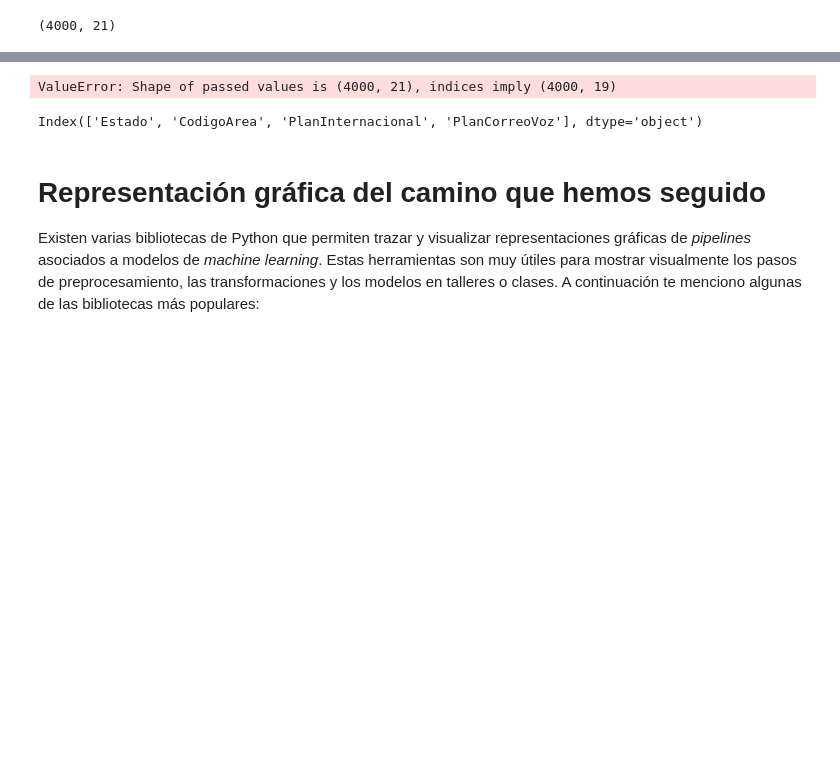
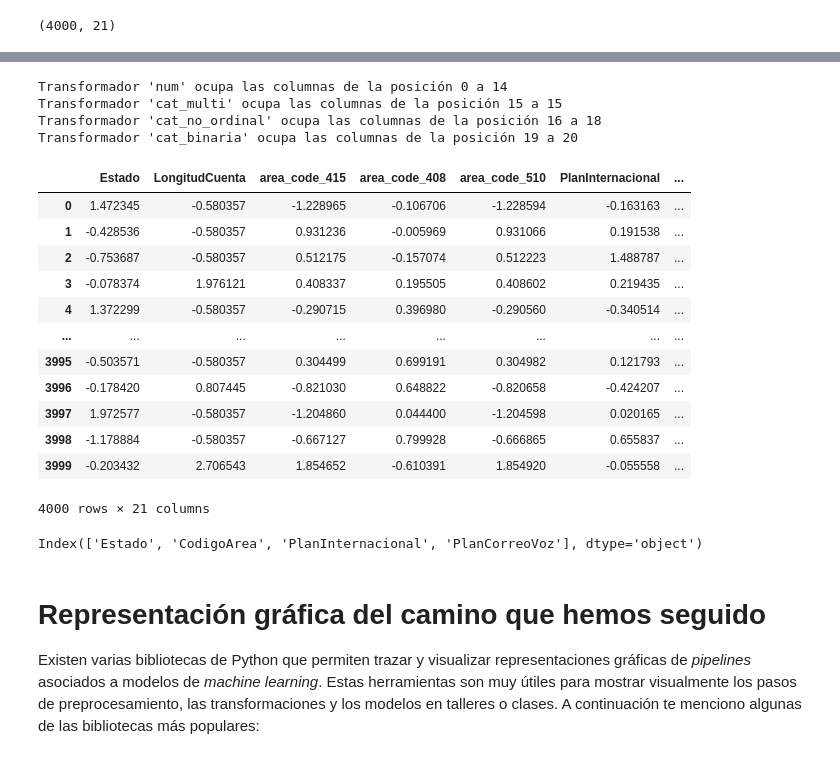
Before and after one commit to marco-canas/extension, a Jupyter notebook: taller_g_lideres/6_churn/1_analisis_abandono.ipynb, the cells around one changed output, grey strips where cells are left out. Cells and saved outputs as stored; diff of their text form; code cells hidden in the pictures; blank space fills up the shorter version.

Commit message:
ya generé la lista de las nuevas columnas

```diff
--- a/taller_g_lideres/6_churn/1_analisis_abandono.ipynb
+++ b/taller_g_lideres/6_churn/1_analisis_abandono.ipynb
@@ -914,6 +1160,6 @@ df_train_predictores_cat = df_train_predictores.select_dtypes(include = 'object'
 df_test_predictores_num = df_test_predictores.select_dtypes(include = ['int64', 'float64'])
 df_test_predictores_cat = df_test_predictores.select_dtypes(include = 'object')
 # %%
-cat_attribs_multi = df_train[['Estado']].columns
-cat_attribs_no_ordinal = df_train[['CodigoArea']].columns
-cat_attribs_binaria = df[['PlanInternacional', 'PlanCorreoVoz']].columns
+cat_attribs_multi = list(df_train[['Estado']].columns)
+cat_attribs_no_ordinal = list(df_train[['CodigoArea']].columns)
+cat_attribs_binaria = list(df[['PlanInternacional', 'PlanCorreoVoz']].columns)
@@ -944,0 +1215,7 @@ X_train_predictores_prepared.shape
+# %%
+num = list(df.columns[:15])
+cat_multi = ['Estado']
+cat_no_ordinal = list(df['CodigoArea'].value_counts().index)
+cat_binaria = list(df_train.select_dtypes(include = 'object').columns)[-2:]
+columnas_actuales = num + cat_multi + cat_no_ordinal + cat_binaria
+columnas_actuales
@@ -945,8 +1240,40 @@ X_train_predictores_prepared.shape
+# %%
+# Obtener las posiciones de las columnas después de la transformación
+import numpy as np
+
+# Aplicar el pipeline y obtener el array transformado
+X_train_predictores_prepared = full_pipeline.fit_transform(df_train_predictores, df_train_labels)
+
+# Obtener posiciones por cada transformador
+start = 0
+for name, transformer, columns in full_pipeline.transformers_:
+    if hasattr(transformer, 'transform'):  # Verificar si el transformador tiene el método transform
+        n_cols = transformer.fit_transform(df_train_predictores[columns],  df_train_labels).shape[1]
+
+        print(f"Transformador '{name}' ocupa las columnas de la posición {start} a {start + n_cols - 1}")
+        start += n_cols
+# %% [output]
+Transformador 'num' ocupa las columnas de la posición 0 a 14
+Transformador 'cat_multi' ocupa las columnas de la posición 15 a 15
+Transformador 'cat_no_ordinal' ocupa las columnas de la posición 16 a 18
+Transformador 'cat_binaria' ocupa las columnas de la posición 19 a 20
 # %%
-df_train_predictores_prepared = pd.DataFrame(X_train_predictores_prepared, columns = df_train_predictores.columns)
+df_train_predictores_prepared = pd.DataFrame(X_train_predictores_prepared, columns = columnas_actuales)
 df_train_predictores_prepared
 # %% [output]
+|  | Estado | LongitudCuenta | area_code_415 | area_code_408 | area_code_510 | PlanInternacional | ... |
+| 0 | 1.472345 | -0.580357 | -1.228965 | -0.106706 | -1.228594 | -0.163163 | ... |
+| 1 | -0.428536 | -0.580357 | 0.931236 | -0.005969 | 0.931066 | 0.191538 | ... |
+| 2 | -0.753687 | -0.580357 | 0.512175 | -0.157074 | 0.512223 | 1.488787 | ... |
+| 3 | -0.078374 | 1.976121 | 0.408337 | 0.195505 | 0.408602 | 0.219435 | ... |
+| 4 | 1.372299 | -0.580357 | -0.290715 | 0.396980 | -0.290560 | -0.340514 | ... |
+| ... | ... | ... | ... | ... | ... | ... | ... |
+| 3995 | -0.503571 | -0.580357 | 0.304499 | 0.699191 | 0.304982 | 0.121793 | ... |
+| 3996 | -0.178420 | 0.807445 | -0.821030 | 0.648822 | -0.820658 | -0.424207 | ... |
+| 3997 | 1.972577 | -0.580357 | -1.204860 | 0.044400 | -1.204598 | 0.020165 | ... |
+| 3998 | -1.178884 | -0.580357 | -0.667127 | 0.799928 | -0.666865 | 0.655837 | ... |
+| 3999 | -0.203432 | 2.706543 | 1.854652 | -0.610391 | 1.854920 | -0.055558 | ... |
-ValueError: Shape of passed values is (4000, 21), indices imply (4000, 19)
+4000 rows × 21 columns
 # %%
 cat_attribs = df_train.select_dtypes(include = 'object').columns
 cat_attribs
```
Also changed, not shown: parts of 45 cells of this notebook, 8 other files.
